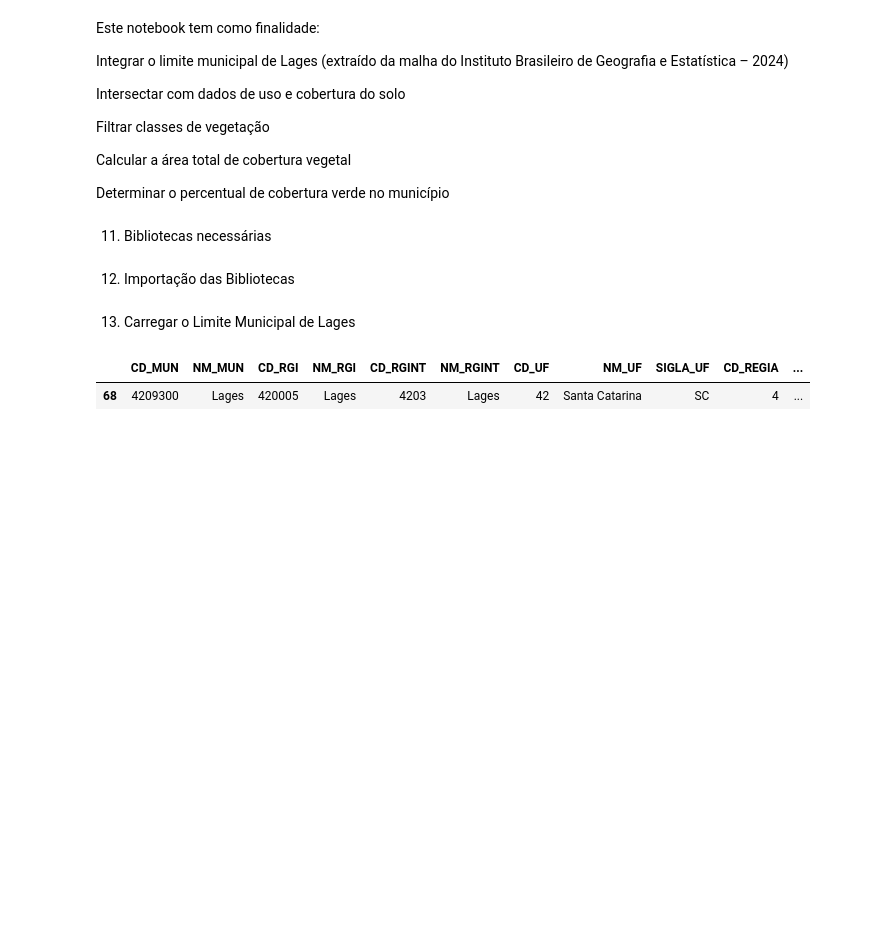
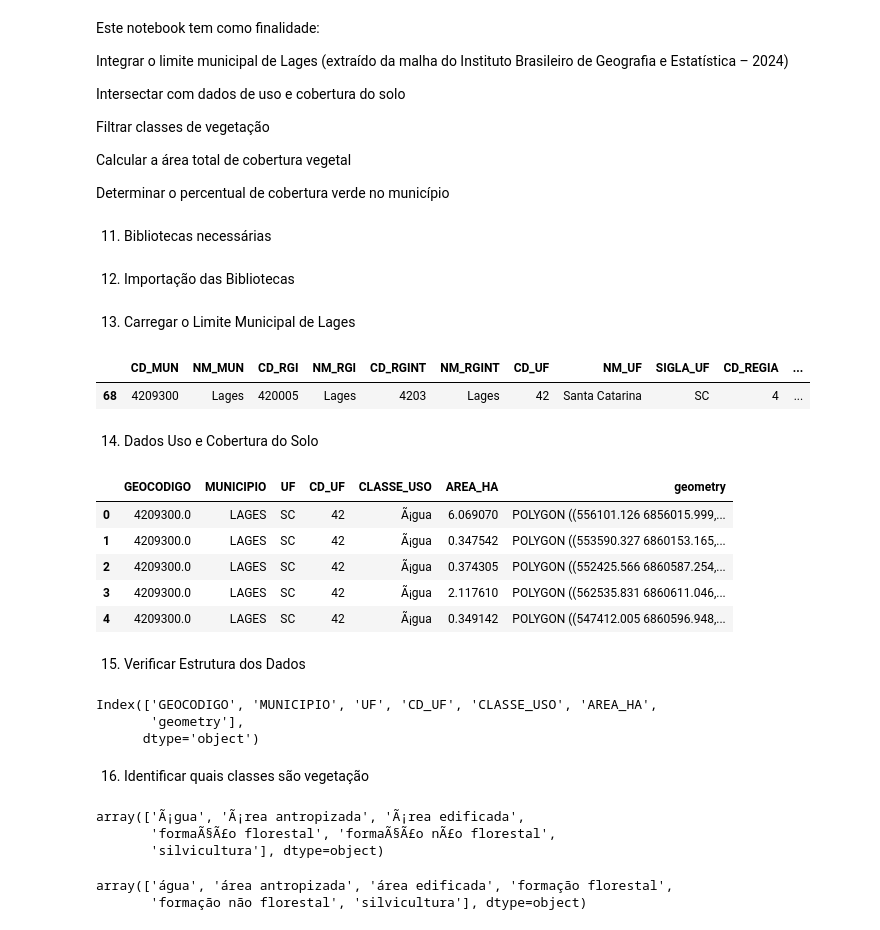
Before and after one commit to TeacherSamanthaSilva/ProjetoQuantificacaoeAnaliseEspacialdeAreasVerdesUrbanas, a Jupyter notebook: AreasVerdes.ipynb, the cells around one changed output. Drawn from its saved outputs; the diff is of its cells as text; code cells hidden in the pictures; blank space fills up the shorter version.

```diff
--- a/AreasVerdes.ipynb
+++ b/AreasVerdes.ipynb
@@ -192,3 +192,39 @@ lages
 # %% [output]
 |  | CD_MUN | NM_MUN | CD_RGI | NM_RGI | CD_RGINT | NM_RGINT | CD_UF | NM_UF | SIGLA_UF | CD_REGIA | ... |
 | 68 | 4209300 | Lages | 420005 | Lages | 4203 | Lages | 42 | Santa Catarina | SC | 4 | ... |
+# %% [markdown]
+14. Dados Uso e Cobertura do Solo
+# %%
+uso_solo = gpd.read_file("SC_4209300_USO.shp")
+
+uso_solo.head()
+# %% [output]
+|  | GEOCODIGO | MUNICIPIO | UF | CD_UF | CLASSE_USO | AREA_HA | geometry |
+| 0 | 4209300.0 | LAGES | SC | 42 | Ã¡gua | 6.069070 | POLYGON ((556101.126 6856015.999,... |
+| 1 | 4209300.0 | LAGES | SC | 42 | Ã¡gua | 0.347542 | POLYGON ((553590.327 6860153.165,... |
+| 2 | 4209300.0 | LAGES | SC | 42 | Ã¡gua | 0.374305 | POLYGON ((552425.566 6860587.254,... |
+| 3 | 4209300.0 | LAGES | SC | 42 | Ã¡gua | 2.117610 | POLYGON ((562535.831 6860611.046,... |
+| 4 | 4209300.0 | LAGES | SC | 42 | Ã¡gua | 0.349142 | POLYGON ((547412.005 6860596.948,... |
+# %% [markdown]
+15. Verificar Estrutura dos Dados
+# %%
+uso_solo.columns
+# %% [output]
+Index(['GEOCODIGO', 'MUNICIPIO', 'UF', 'CD_UF', 'CLASSE_USO', 'AREA_HA',
+       'geometry'],
+      dtype='object')
+# %% [markdown]
+16. Identificar quais classes são vegetação
+# %%
+uso_solo["CLASSE_USO"].unique()
+# %% [output]
+array(['Ã¡gua', 'Ã¡rea antropizada', 'Ã¡rea edificada',
+       'formaÃ§Ã£o florestal', 'formaÃ§Ã£o nÃ£o florestal',
+       'silvicultura'], dtype=object)
+# %%
+uso_solo = gpd.read_file("SC_4209300_USO.shp", encoding="UTF-8")
+
+uso_solo["CLASSE_USO"].unique()
+# %% [output]
+array(['água', 'área antropizada', 'área edificada', 'formação florestal',
+       'formação não florestal', 'silvicultura'], dtype=object)
```
